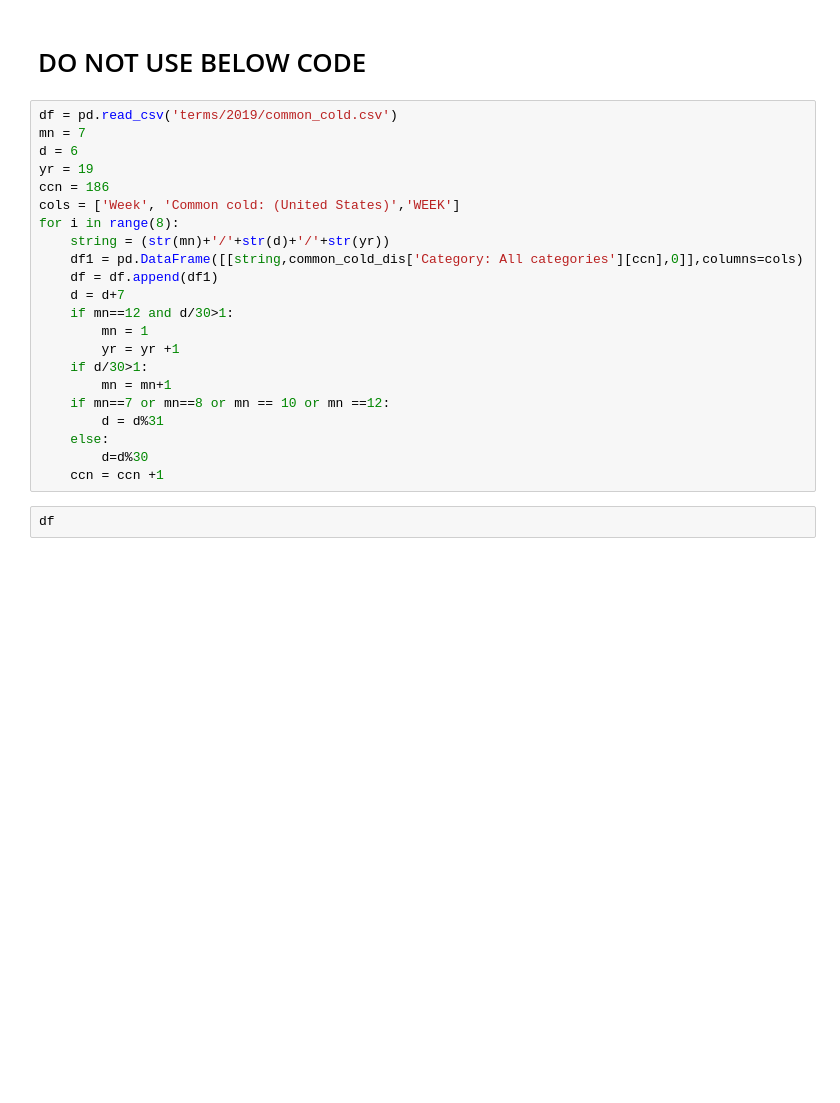
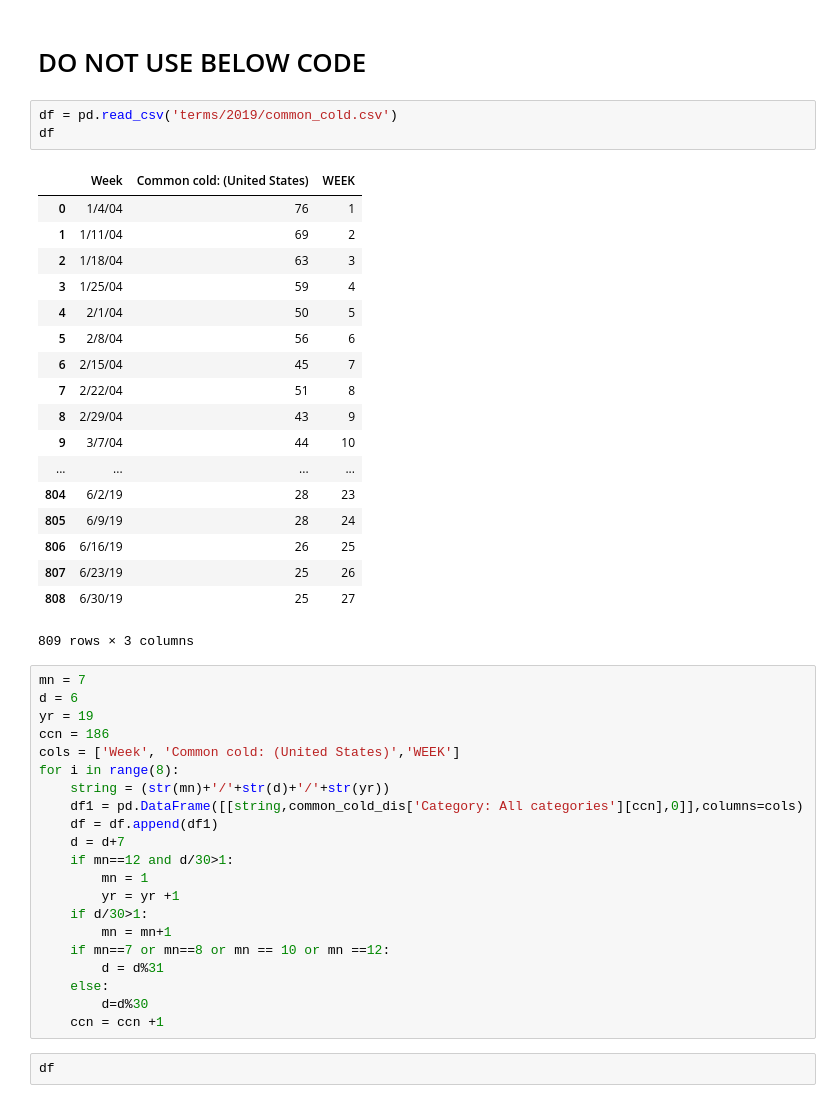
Before and after one commit to shreyaj1212/Influenza-Trends, a Jupyter notebook: 2020Consolidating Truth Data and Term Data.ipynb, the cells around one changed output. Saved outputs shown, nothing was run; the diff lists cells and outputs as text; blank space fills up the shorter version.

```diff
--- a/2020Consolidating Truth Data and Term Data.ipynb
+++ b/2020Consolidating Truth Data and Term Data.ipynb
@@ -287,8 +267,29 @@ common_cold_dis
 194 rows × 2 columns
 # %% [markdown]
 # DO NOT USE BELOW CODE
+# %%
+df = pd.read_csv('terms/2019/common_cold.csv')
+df
+# %% [output]
+|  | Week | Common cold: (United States) | WEEK |
+| 0 | 1/4/04 | 76 | 1 |
+| 1 | 1/11/04 | 69 | 2 |
+| 2 | 1/18/04 | 63 | 3 |
+| 3 | 1/25/04 | 59 | 4 |
+| 4 | 2/1/04 | 50 | 5 |
+| 5 | 2/8/04 | 56 | 6 |
+| 6 | 2/15/04 | 45 | 7 |
+| 7 | 2/22/04 | 51 | 8 |
+| 8 | 2/29/04 | 43 | 9 |
+| 9 | 3/7/04 | 44 | 10 |
+| ... | ... | ... | ... |
+| 804 | 6/2/19 | 28 | 23 |
+| 805 | 6/9/19 | 28 | 24 |
+| 806 | 6/16/19 | 26 | 25 |
+| 807 | 6/23/19 | 25 | 26 |
+| 808 | 6/30/19 | 25 | 27 |
+809 rows × 3 columns
 # %%
-df = pd.read_csv('terms/2019/common_cold.csv')
 mn = 7
 d = 6
 yr = 19
```
Also changed, not shown: parts of 14 cells of this notebook, 8 other files.
